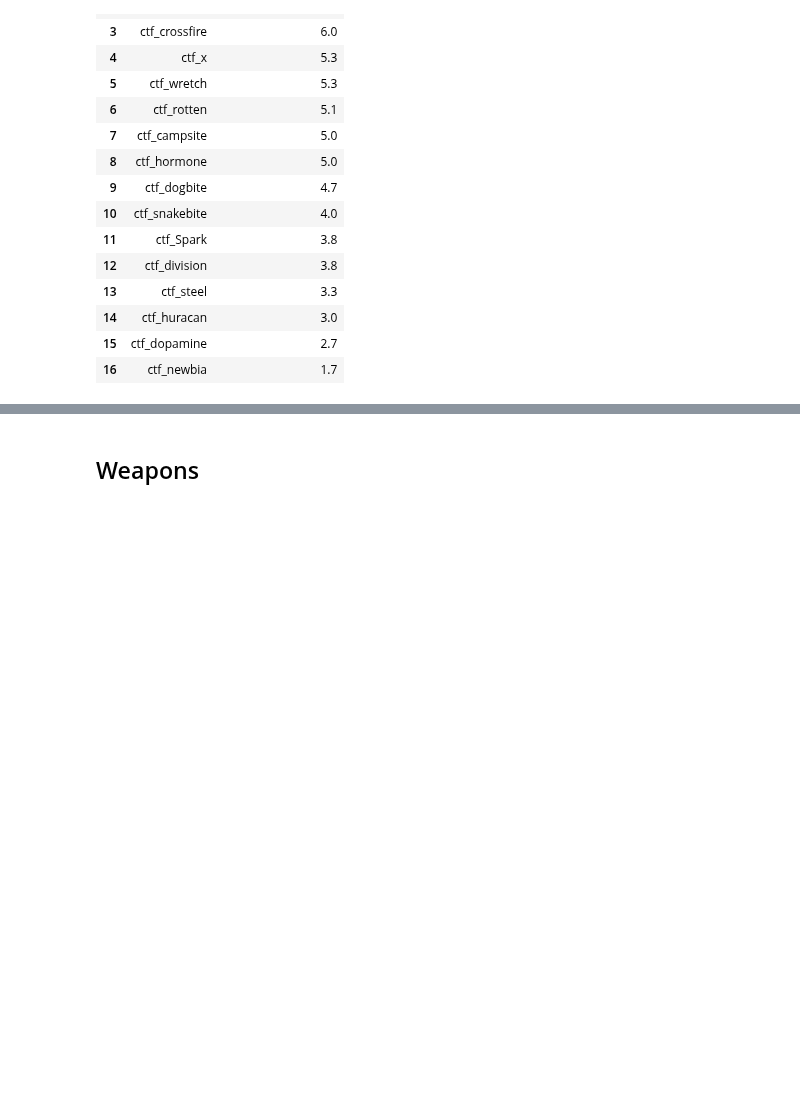
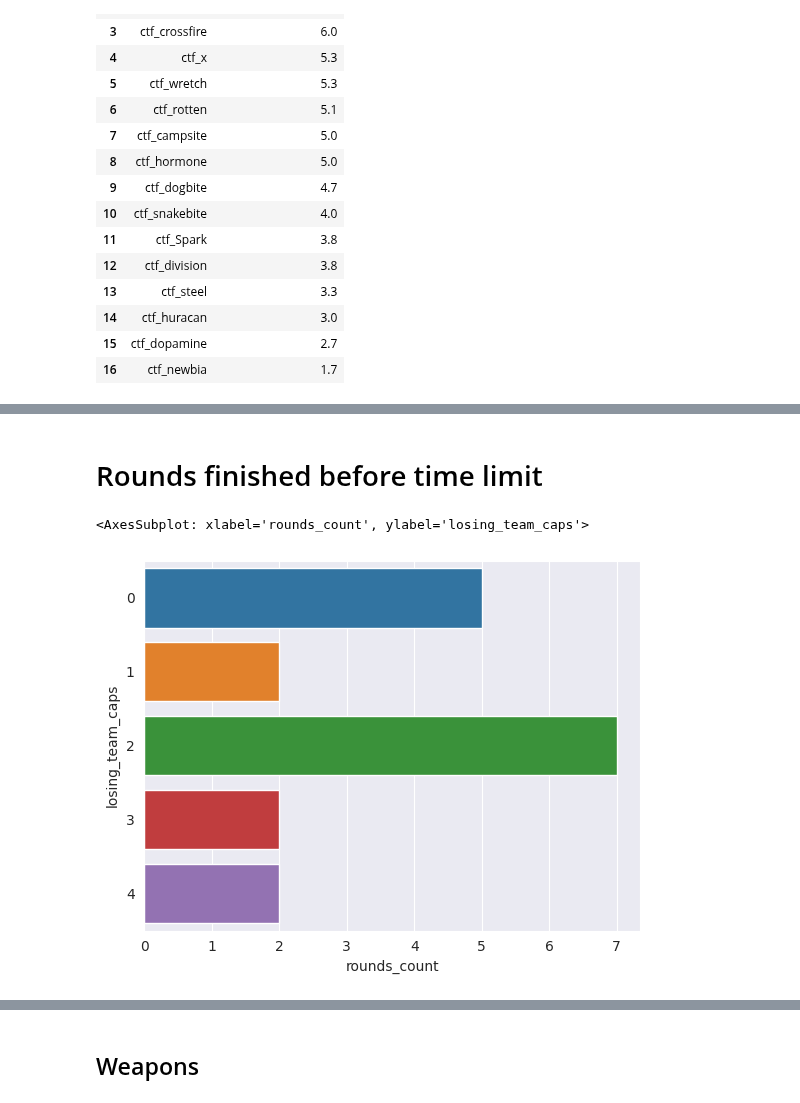
Before and after one commit to s2vndl/s2_1st_tournament_stats, a Jupyter notebook: s2_stats.ipynb, the cells around one changed output, grey strips where cells are left out. Cells and saved outputs as stored; diff of their text form; code cells hidden in the pictures; blank space fills up the shorter version.

```diff
--- a/s2_stats.ipynb
+++ b/s2_stats.ipynb
@@ -297,0 +317,15 @@ result7
+# %% [markdown]
+# Rounds finished before time limit
+# %%
+query = """
+select
+5 - abs(blueCaps - redCaps) losing_team_caps,
+count(1) as rounds_count,
+round(315 - (1.0*endTime - startTime)/1000,1) seconds_left_avg
+from round where blueCaps = 5 or redCaps = 5 group by losing_team_caps;
+"""
+result_finished_before_limit = pd.read_sql_query(query, con)
+sns.barplot(result_finished_before_limit, y="losing_team_caps", x="rounds_count", orient="h")
+# %% [output]
+<AxesSubplot: xlabel='rounds_count', ylabel='losing_team_caps'>
+[figure, added]
```
Also changed, not shown: parts of 6 cells of this notebook.
